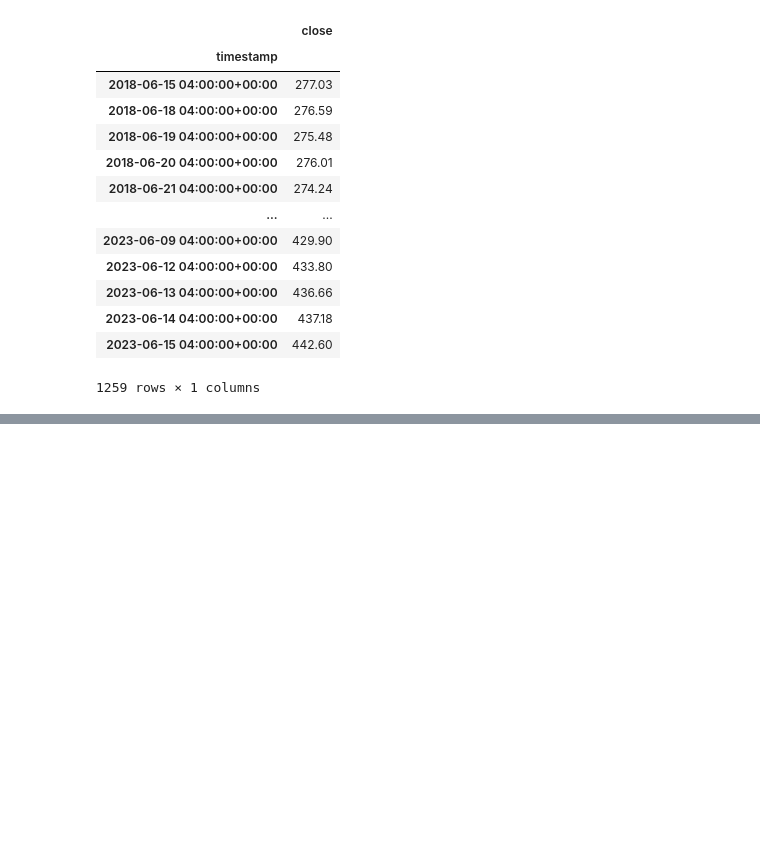
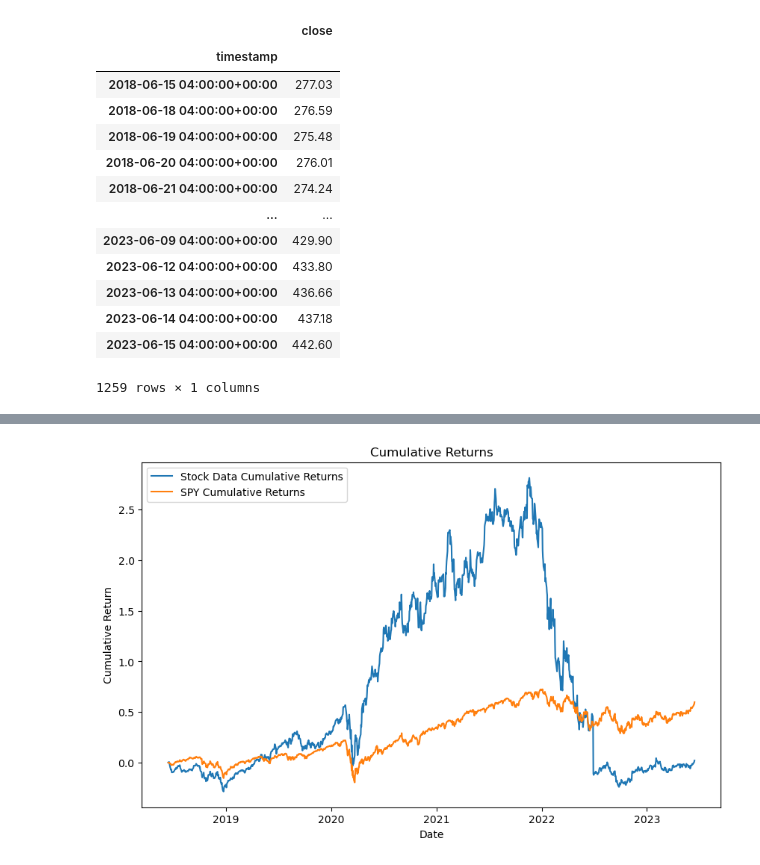
Before and after one commit to GitHubArubTub/Project-1, a Jupyter notebook: project-1.ipynb, the cells around one changed output, grey strips where cells are left out. Drawn from its saved outputs; the diff is of its cells as text; code cells hidden in the pictures; blank space fills up the shorter version.

```diff
--- a/project-1.ipynb
+++ b/project-1.ipynb
@@ -97,0 +171,18 @@ display(SPY_df)
+# %%
+# Calculate cumulative returns for stock_data_df
+stock_cumulative_returns = (portfolio_value_weighted / portfolio_value_weighted.iloc[0]) - 1
+
+# Calculate cumulative returns for SPY_df
+spy_cumulative_returns = (spy_portfolio_value / spy_portfolio_value.iloc[0]) - 1
+
+# Plot cumulative returns for stock_data_df and SPY_df
+plt.figure(figsize=(10, 6))
+plt.plot(stock_cumulative_returns.index, stock_cumulative_returns.values, label='Stock Data Cumulative Returns')
+plt.plot(spy_cumulative_returns.index, spy_cumulative_returns.values, label='SPY Cumulative Returns')
+plt.title('Cumulative Returns')
+plt.xlabel('Date')
+plt.ylabel('Cumulative Return')
+plt.legend()
+plt.show()
+# %% [output]
+[figure, added]
```
Also changed, not shown: parts of 4 cells of this notebook.
